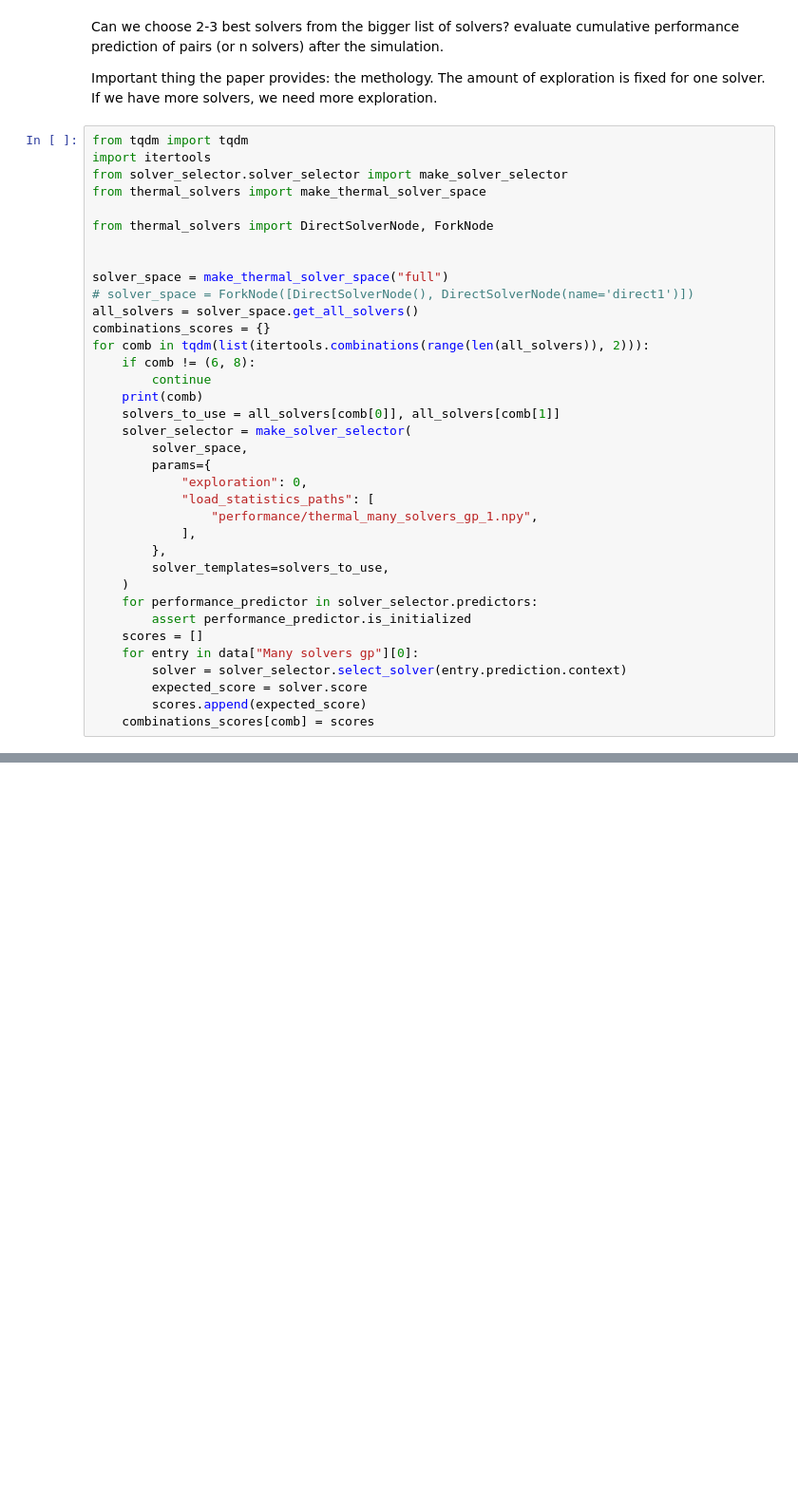
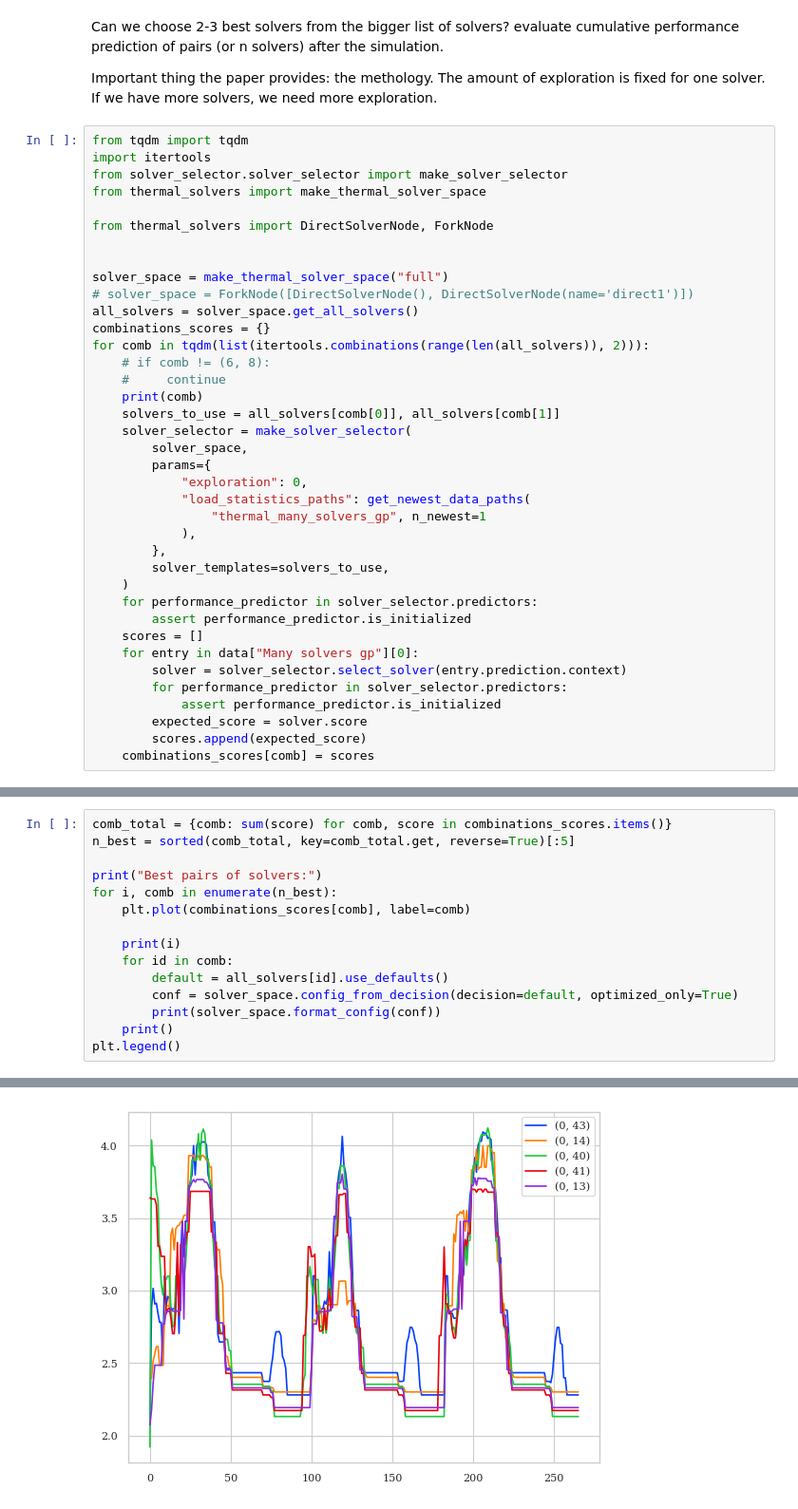
Before and after one commit to Yuriyzabegaev/solver_selector, a Jupyter notebook: examples/4/results_4_thermal.ipynb, the cells around one changed output, grey strips where cells are left out. Shown at 95% size. Drawn from its saved outputs; the diff is of its cells as text; blank space fills up the shorter version.

```diff
--- a/examples/4/results_4_thermal.ipynb
+++ b/examples/4/results_4_thermal.ipynb
@@ -226,17 +226,17 @@ solver_space = make_thermal_solver_space("full")
 all_solvers = solver_space.get_all_solvers()
 combinations_scores = {}
 for comb in tqdm(list(itertools.combinations(range(len(all_solvers)), 2))):
-    if comb != (6, 8):
-        continue
+    # if comb != (6, 8):
+    #     continue
     print(comb)
     solvers_to_use = all_solvers[comb[0]], all_solvers[comb[1]]
     solver_selector = make_solver_selector(
         solver_space,
         params={
             "exploration": 0,
-            "load_statistics_paths": [
-                "performance/thermal_many_solvers_gp_1.npy",
-            ],
+            "load_statistics_paths": get_newest_data_paths(
+                "thermal_many_solvers_gp", n_newest=1
+            ),
         },
         solver_templates=solvers_to_use,
     )
@@ -245,6 +245,8 @@ for comb in tqdm(list(itertools.combinations(range(len(all_solvers)), 2))):
     scores = []
     for entry in data["Many solvers gp"][0]:
         solver = solver_selector.select_solver(entry.prediction.context)
+        for performance_predictor in solver_selector.predictors:
+            assert performance_predictor.is_initialized
         expected_score = solver.score
         scores.append(expected_score)
     combinations_scores[comb] = scores
@@ -262,0 +387,16 @@ Used 4 / 201 data points.
+# %%
+comb_total = {comb: sum(score) for comb, score in combinations_scores.items()}
+n_best = sorted(comb_total, key=comb_total.get, reverse=True)[:5]
+
+print("Best pairs of solvers:")
+for i, comb in enumerate(n_best):
+    plt.plot(combinations_scores[comb], label=comb)
+
+    print(i)
+    for id in comb:
+        default = all_solvers[id].use_defaults()
+        conf = solver_space.config_from_decision(decision=default, optimized_only=True)
+        print(solver_space.format_config(conf))
+    print()
+plt.legend()
+# %% [output]
@@ -263,3 +424,4 @@ Used 4 / 201 data points.
+[figure, added]
 # %%
 from tqdm import tqdm
 import itertools
```
Also changed, not shown: parts of 14 cells of this notebook, 10 other files.
